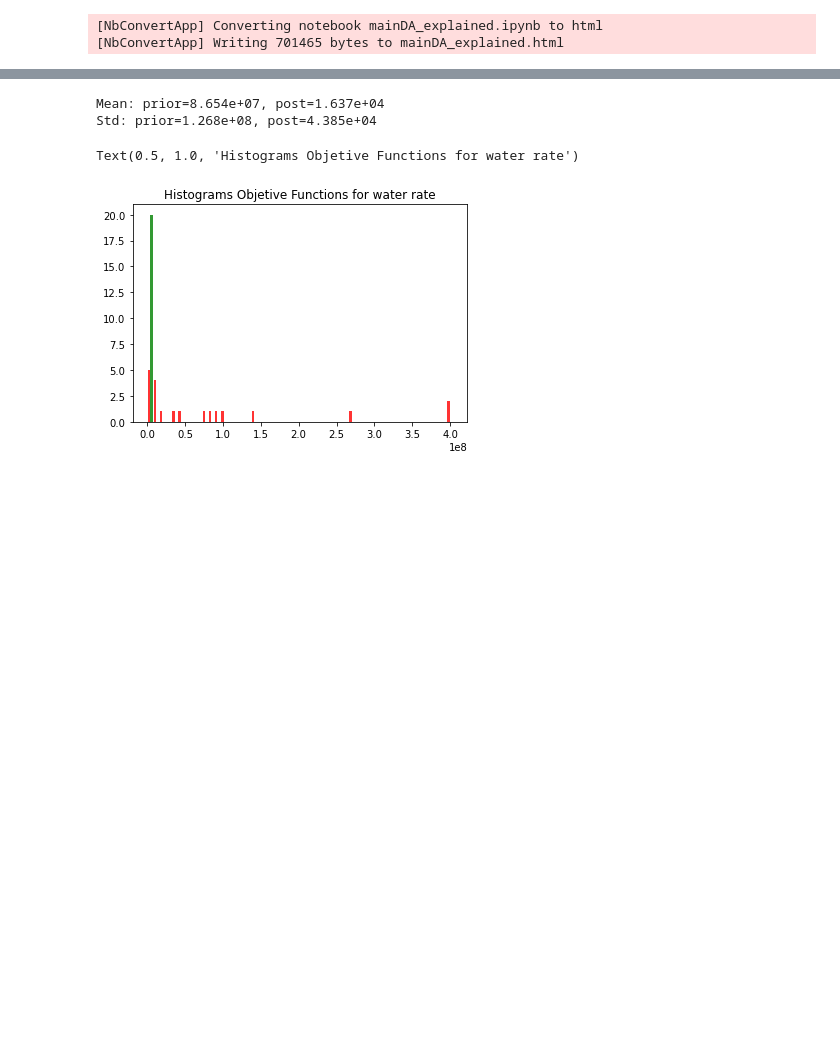
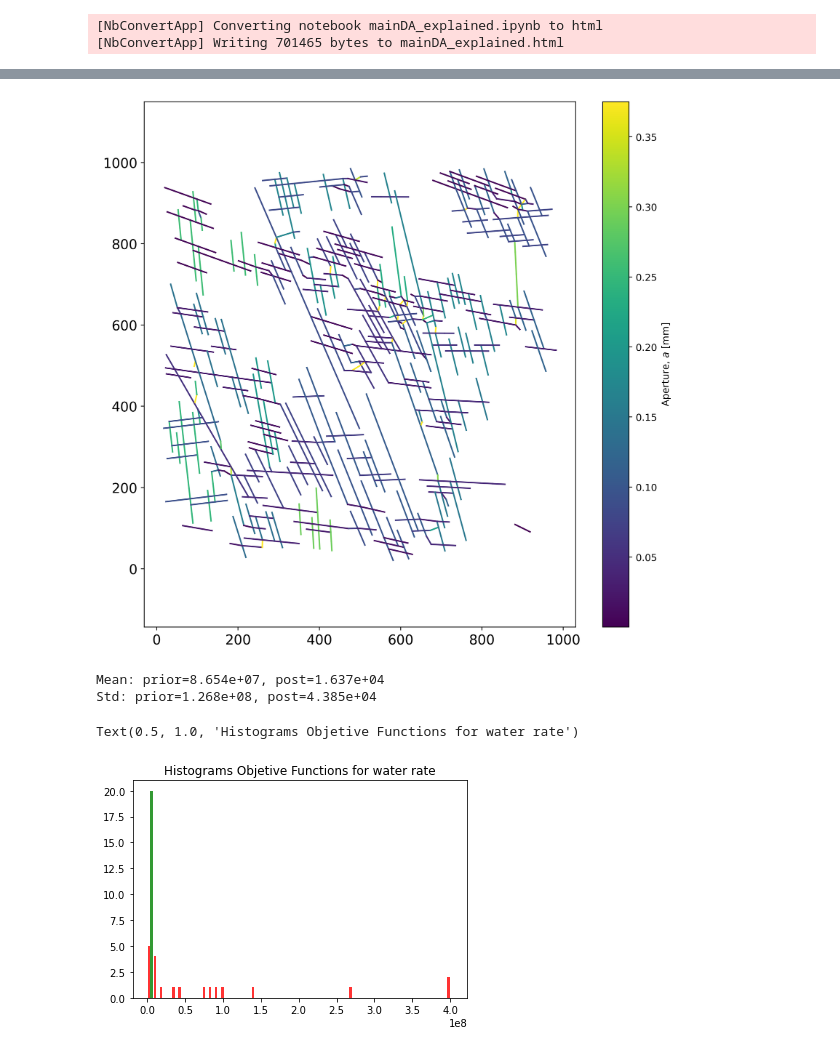
Before and after one commit to gabrielserrao/DA-DARTS-Naturally-Fractured-Reservoir, a Jupyter notebook: mainDA_deadoil_angle.ipynb, the cells around one changed output, grey strips where cells are left out. Drawn from its saved outputs; the diff is of its cells as text; code cells hidden in the pictures; blank space fills up the shorter version.

```diff
--- a/mainDA_deadoil_angle.ipynb
+++ b/mainDA_deadoil_angle.ipynb
@@ -550,3 +496,85 @@ Text(0.5, 0.98, 'P1 : water rate (m3/day)')
+# %%
+#%%
+import numpy as np
+import meshio
+import os
+import matplotlib.pyplot as plt
+import matplotlib.colors as colors
+import matplotlib.cm as cm
+
+def calc_aperture(sigma_n):
+    JRC = 7.225
+    JCS = 17.5
+    e_0 = 0.15
+    v_m = -0.1032 - 0.0074 * JRC + 1.135 * (JCS / e_0) ** -0.251
+    K_ni = -7.15 + 1.75 * JRC + 0.02 * JCS / e_0
+    return e_0 - (1 / v_m + K_ni / sigma_n) ** -1
+
+
+DIR = 'mesh_files'
+scale = 15
+mesh_file = os.path.join(DIR, 'mesh_{:}_real_6.msh'.format(scale))
+mesh_data = meshio.read(mesh_file)
+num_frac = mesh_data.cells[0].data.shape[0]
+act_frac_sys = np.zeros((num_frac, 4))
+
+for ii in range(num_frac):
+    ith_line = mesh_data.points[mesh_data.cells[0].data[ii][:2]]
+    act_frac_sys[ii, :2] = ith_line[0, :2]
+    act_frac_sys[ii, 2:] = ith_line[1, :2]
+
+# Plot to check if it worked:
+#plt.figure()
+#plt.plot(np.array([act_frac_sys[:, 0], act_frac_sys[:, 2]]),
+#         np.array([act_frac_sys[:, 1], act_frac_sys[:, 3]]), color='black')
+#plt.show()
+
+epsilon = 1e-4
+dx = act_frac_sys[:, 0] - act_frac_sys[:, 2] + epsilon * np.random.rand(num_frac)
+dy = act_frac_sys[:, 1] - act_frac_sys[:, 3] + epsilon * np.random.rand(num_frac)
+rotation = 0
+angles = np.arctan(dy / dx) * 180 / np.pi + rotation + epsilon * np.random.rand(num_frac)
+sigma_H = 5
+sigma_h = 1
+sigma_n = (sigma_H + sigma_h) / 2 + (sigma_H + sigma_h) / 2 * np.cos(angles * np.pi / 180 * 2)
+factor_aper = 2.5
+fracture_aper = frac_aper_het * factor_aper
+
+
+m_to_mm = 1e3
+min_aper = 1e-9 * m_to_mm
+max_aper = 0.15 * 1e-3 * factor_aper * m_to_mm
+fracs = fracture_aper * m_to_mm
+fracs[fracs < min_aper] = min_aper
+fracs[fracs > max_aper] = max_aper
+norm = colors.Normalize(min_aper, max_aper)
+colors_aper = cm.viridis(norm(fracs))
+cutoff_value = min_aper
+
+fig, ax = plt.subplots(1, 1, figsize=(10, 10), dpi=400, facecolor='w', edgecolor='k')
+for ii in range(len(fracs)):
+    if fracs[ii] >= cutoff_value:
+        ax.plot(np.array([act_frac_sys[ii, 0], act_frac_sys[ii, 2]]),
+                np.array([act_frac_sys[ii, 1], act_frac_sys[ii, 3]]),
+                 color=colors_aper[ii, :-1])
+
+ax.axis('equal')
+
+for tick in ax.xaxis.get_major_ticks():
+    tick.label.set_fontsize(14)
+for tick in ax.yaxis.get_major_ticks():
+    tick.label.set_fontsize(14)
+
+sm = plt.cm.ScalarMappable(cmap=cm.viridis, norm=norm)
+sm._A = []
+cbar = plt.colorbar(sm)
+cbar.set_label(r'Aperture, $a$ [mm]')
+
+#plt.tight_layout()
+#plt.savefig("variable_aperture_base_case_scale_{:}.pdf".format(scale))
+#plt.show()
+# %% [output]
+[figure, added]
 # %%
 #%%
 # Comparison of data mismatch objective function
```
Also changed, not shown: parts of 12 cells of this notebook.
